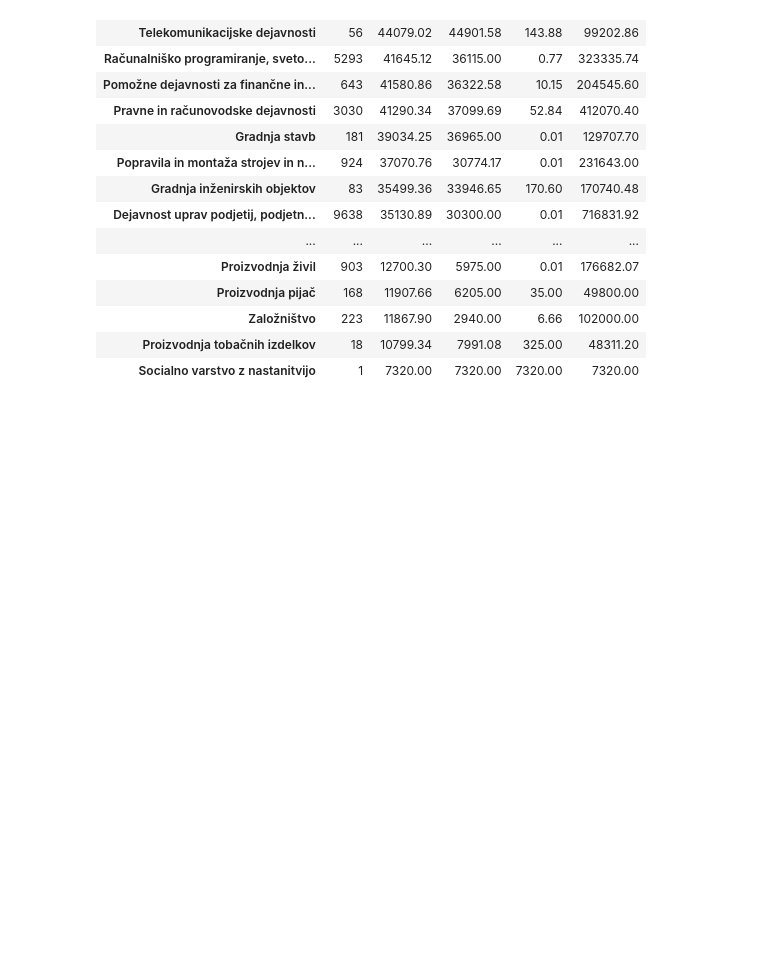
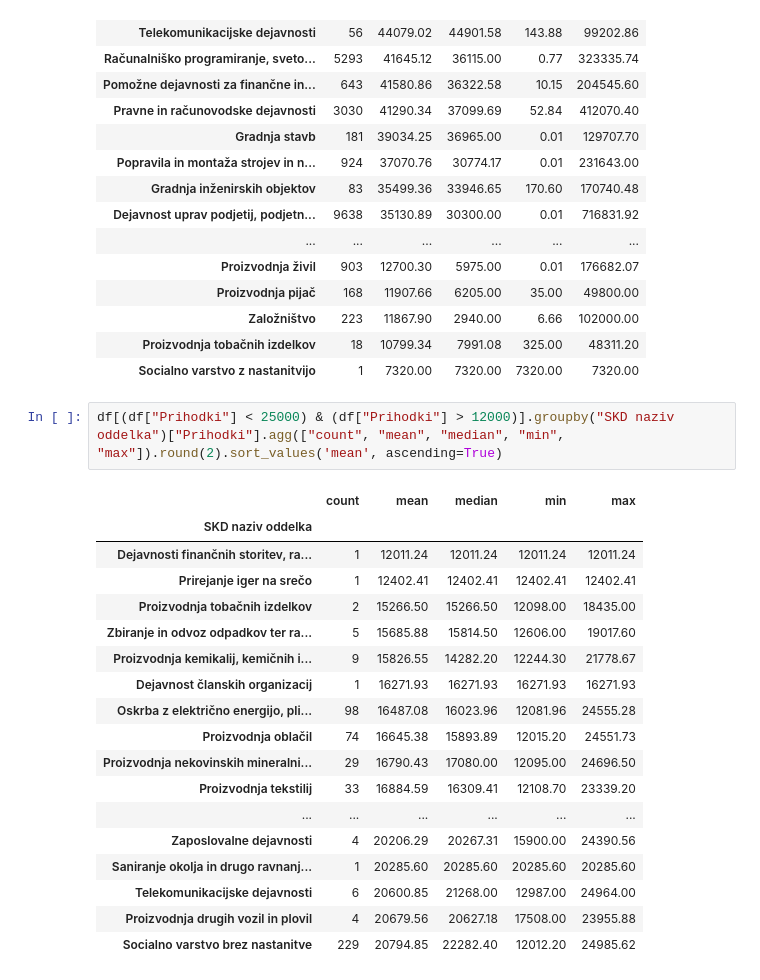
Before and after one commit to overlordtm/normiranci, a Jupyter notebook: normiranci.ipynb, the cells around one changed output. Drawn from its saved outputs; the diff is of its cells as text; blank space fills up the shorter version.

```diff
--- a/normiranci.ipynb
+++ b/normiranci.ipynb
@@ -136,3 +136,24 @@ df[df["Prihodki"] > 0].groupby("SKD naziv oddelka")["Prihodki"].agg(["count", "m
 | Založništvo | 223 | 11867.90 | 2940.00 | 6.66 | 102000.00 |
 | Proizvodnja tobačnih izdelkov | 18 | 10799.34 | 7991.08 | 325.00 | 48311.20 |
 | Socialno varstvo z nastanitvijo | 1 | 7320.00 | 7320.00 | 7320.00 | 7320.00 |
+# %%
+df[(df["Prihodki"] < 25000) & (df["Prihodki"] > 12000)].groupby("SKD naziv oddelka")["Prihodki"].agg(["count", "mean", "median", "min", "max"]).round(2).sort_values('mean', ascending=True)
+# %% [output]
+|  | count | mean | median | min | max |
+| SKD naziv oddelka |  |  |  |  |  |
+| Dejavnosti finančnih storitev, ra... | 1 | 12011.24 | 12011.24 | 12011.24 | 12011.24 |
+| Prirejanje iger na srečo | 1 | 12402.41 | 12402.41 | 12402.41 | 12402.41 |
+| Proizvodnja tobačnih izdelkov | 2 | 15266.50 | 15266.50 | 12098.00 | 18435.00 |
+| Zbiranje in odvoz odpadkov ter ra... | 5 | 15685.88 | 15814.50 | 12606.00 | 19017.60 |
+| Proizvodnja kemikalij, kemičnih i... | 9 | 15826.55 | 14282.20 | 12244.30 | 21778.67 |
+| Dejavnost članskih organizacij | 1 | 16271.93 | 16271.93 | 16271.93 | 16271.93 |
+| Oskrba z električno energijo, pli... | 98 | 16487.08 | 16023.96 | 12081.96 | 24555.28 |
+| Proizvodnja oblačil | 74 | 16645.38 | 15893.89 | 12015.20 | 24551.73 |
+| Proizvodnja nekovinskih mineralni... | 29 | 16790.43 | 17080.00 | 12095.00 | 24696.50 |
+| Proizvodnja tekstilij | 33 | 16884.59 | 16309.41 | 12108.70 | 23339.20 |
+| ... | ... | ... | ... | ... | ... |
+| Zaposlovalne dejavnosti | 4 | 20206.29 | 20267.31 | 15900.00 | 24390.56 |
+| Saniranje okolja in drugo ravnanj... | 1 | 20285.60 | 20285.60 | 20285.60 | 20285.60 |
+| Telekomunikacijske dejavnosti | 6 | 20600.85 | 21268.00 | 12987.00 | 24964.00 |
+| Proizvodnja drugih vozil in plovil | 4 | 20679.56 | 20627.18 | 17508.00 | 23955.88 |
+| Socialno varstvo brez nastanitve | 229 | 20794.85 | 22282.40 | 12012.20 | 24985.62 |
```
